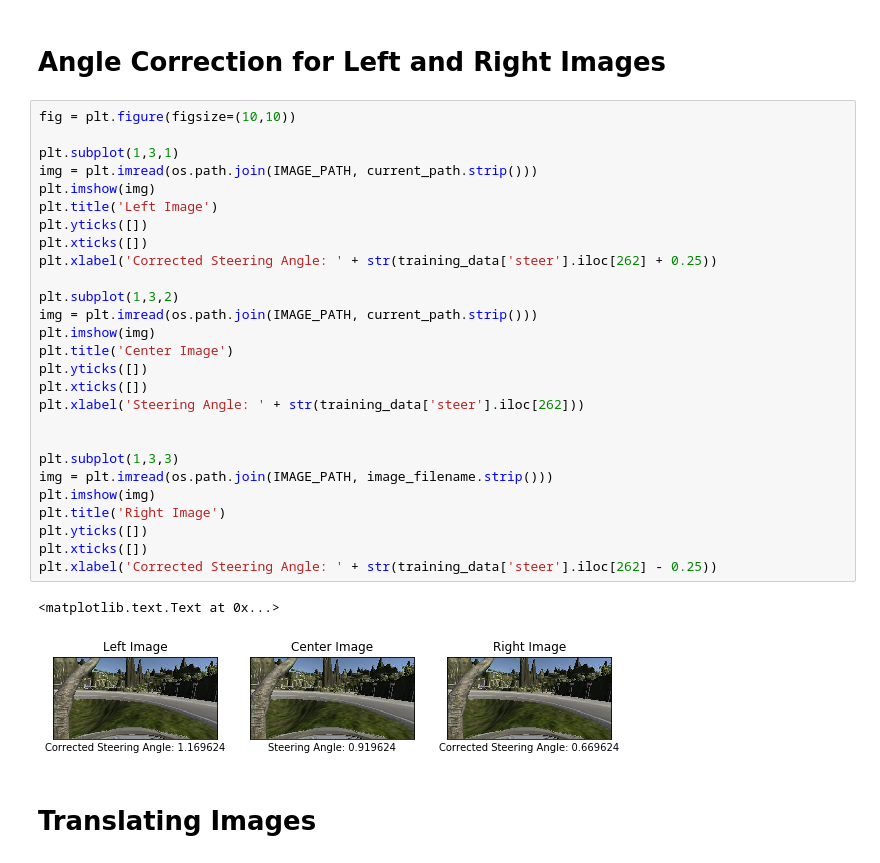
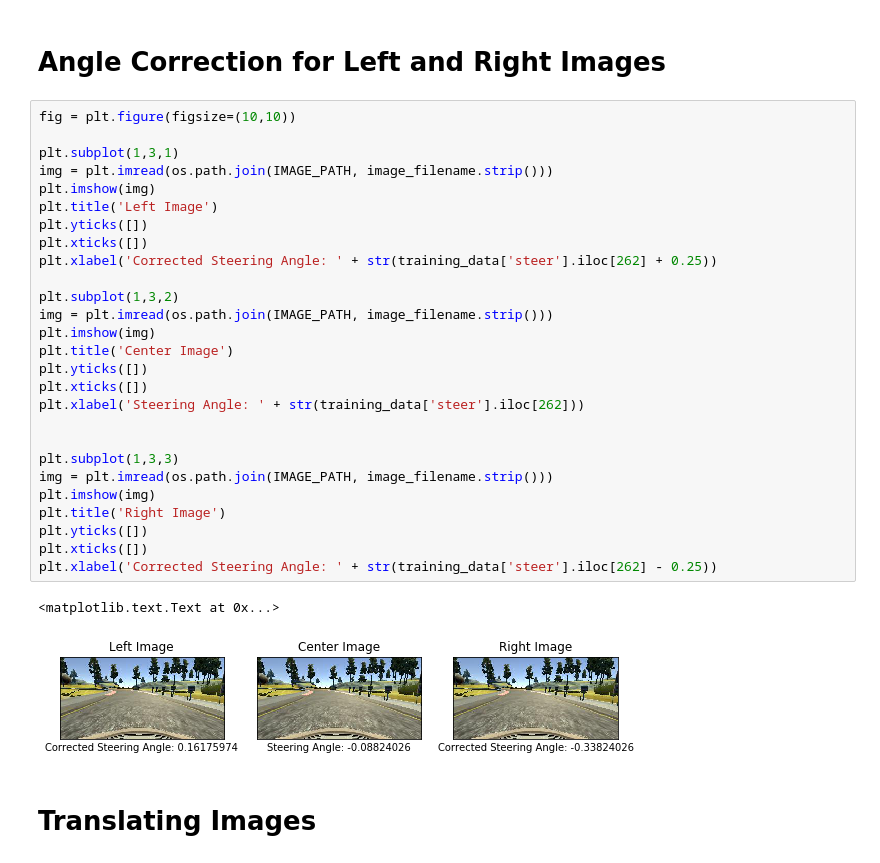
Before and after one commit to erhiteshkumar/Udacity, a Jupyter notebook: CarND-Behavioral-Cloning-P3/DataVisialization.ipynb, the cells around one changed output. Cells and saved outputs as stored; diff of their text form.

```diff
--- a/CarND-Behavioral-Cloning-P3/DataVisialization.ipynb
+++ b/CarND-Behavioral-Cloning-P3/DataVisialization.ipynb
@@ -76,33 +76,33 @@ plt.xlabel('Corrected Steering Angle: ' + str(-training_data['steer'].iloc[262])
 # %%
 fig = plt.figure(figsize=(10,10))
 
 plt.subplot(1,3,1)
-img = plt.imread(os.path.join(IMAGE_PATH, current_path.strip()))
+img = plt.imread(os.path.join(IMAGE_PATH, image_filename.strip()))
 plt.imshow(img)
 plt.title('Left Image')
 plt.yticks([])
 plt.xticks([])
 plt.xlabel('Corrected Steering Angle: ' + str(training_data['steer'].iloc[262] + 0.25))
 
 plt.subplot(1,3,2)
-img = plt.imread(os.path.join(IMAGE_PATH, current_path.strip()))
+img = plt.imread(os.path.join(IMAGE_PATH, image_filename.strip()))
 plt.imshow(img)
 plt.title('Center Image')
 plt.yticks([])
 plt.xticks([])
 plt.xlabel('Steering Angle: ' + str(training_data['steer'].iloc[262]))
 
 
 plt.subplot(1,3,3)
 img = plt.imread(os.path.join(IMAGE_PATH, image_filename.strip()))
 plt.imshow(img)
 plt.title('Right Image')
 plt.yticks([])
 plt.xticks([])
 plt.xlabel('Corrected Steering Angle: ' + str(training_data['steer'].iloc[262] - 0.25))
 # %% [output]
 <matplotlib.text.Text at 0x...>
-[figure, old version]
+[figure, new version]
 # %% [markdown]
 # Translating Images
 # %%
```
Also changed, not shown: parts of 4 cells of this notebook, 1 other file.
